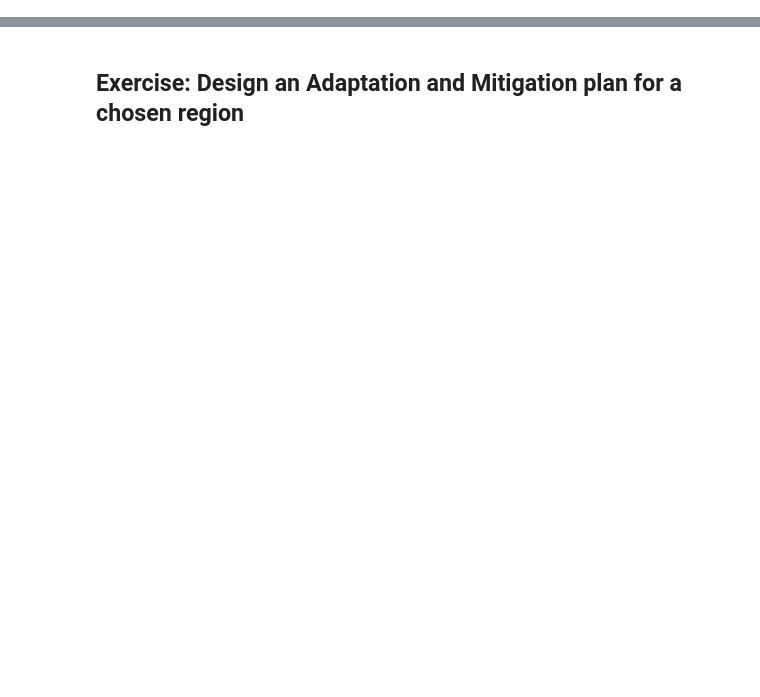
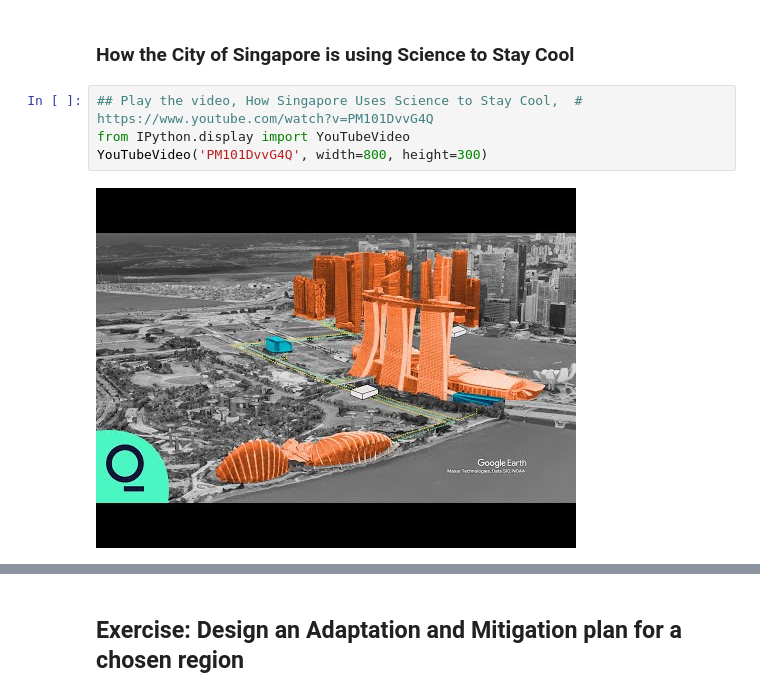
Before and after one commit to PHI-Case-Studies/2024-Climate-Heat-Stress, a Jupyter notebook: NB04-Adaptation-and-Migitation-Strategies.ipynb, the cells around one changed output, grey strips where cells are left out. Cells and saved outputs as stored; diff of their text form; blank space fills up the shorter version.

```diff
--- a/NB04-Adaptation-and-Migitation-Strategies.ipynb
+++ b/NB04-Adaptation-and-Migitation-Strategies.ipynb
@@ -4,0 +79,8 @@
+# %% [markdown]
+### How the City of Singapore is using Science to Stay Cool
+# %%
+## Play the video, How Singapore Uses Science to Stay Cool,  # https://www.youtube.com/watch?v=PM101DvvG4Q
+from IPython.display import YouTubeVideo
+YouTubeVideo('PM101DvvG4Q', width=800, height=300)
+# %% [output]
+[figure, added]
```
Also changed, not shown: parts of 46 cells of this notebook, 4 other files.
